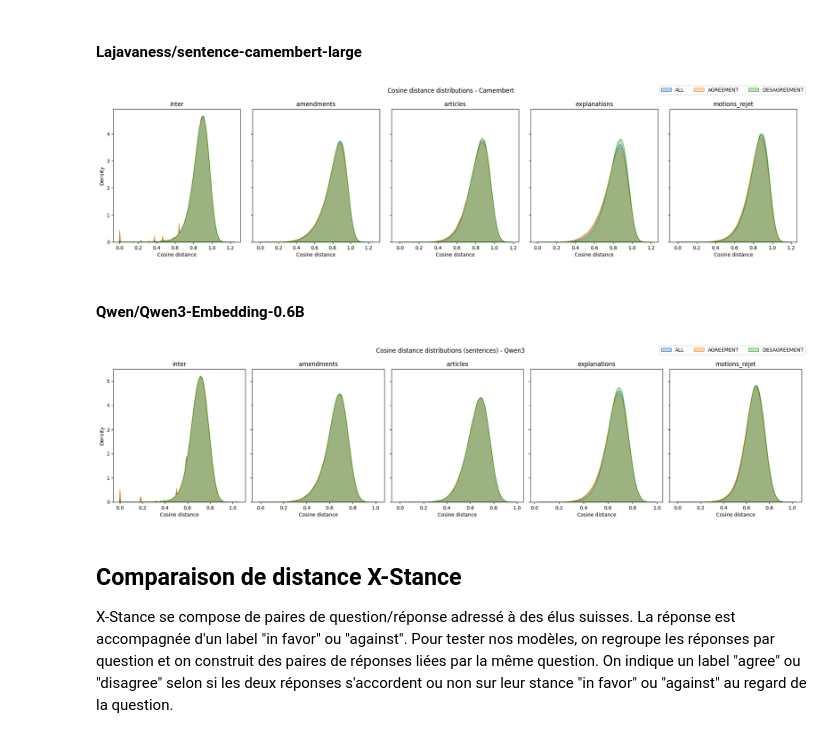
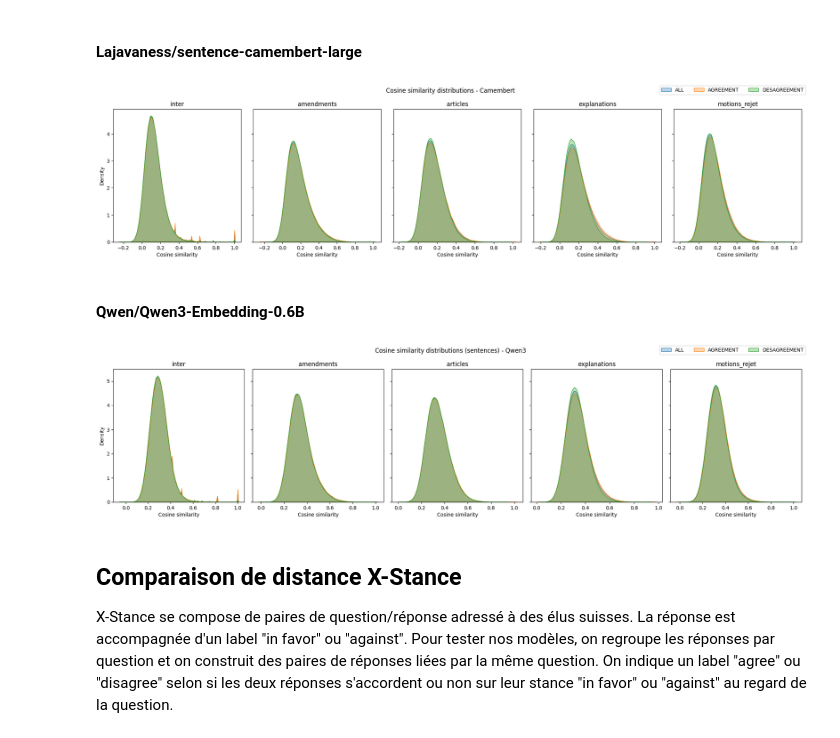
Before and after one commit to medialab/parlement_nlp, a Jupyter notebook: analyse/exploration.ipynb, the cells around one changed output. Saved outputs shown, nothing was run; the diff lists cells and outputs as text; code cells hidden in the pictures.

```diff
--- a/analyse/exploration.ipynb
+++ b/analyse/exploration.ipynb
@@ -333,3 +344,5 @@ plt.show()
 # %% [markdown]
 #### Qwen/Qwen3-Embedding-0.6B
+# %%
+stats_qwen3 = compute_stats("embed_qwen3")
 # %%
@@ -362,3 +374,5 @@ plt.show()
 # %% [markdown]
 #### vahidthegreat/StanceAware-SBERT
+# %%
+stats_stanceaware = compute_stats("embed_stanceaware")
 # %%
@@ -396,28 +409,28 @@ def compute_stats_sentences(dir = "embed"):
         "inter": {
             "ALL": np.array([]),
             "AGREEMENT": np.array([]),
-            "DESAGREEMENT": np.array([]),
+            "DISAGREEMENT": np.array([]),
         },
         "intra": {
             "amendments": {
                 "ALL": np.array([]),
                 "AGREEMENT": np.array([]),
-                "DESAGREEMENT": np.array([]),
+                "DISAGREEMENT": np.array([]),
             },
             "articles": {
                 "ALL": np.array([]),
                 "AGREEMENT": np.array([]),
-                "DESAGREEMENT": np.array([]),
+                "DISAGREEMENT": np.array([]),
             },
             "explanations": {
                 "ALL": np.array([]),
                 "AGREEMENT": np.array([]),
-                "DESAGREEMENT": np.array([]),
+                "DISAGREEMENT": np.array([]),
             },
             "motions_rejet": {
                 "ALL": np.array([]),
                 "AGREEMENT": np.array([]),
-                "DESAGREEMENT": np.array([]),
+                "DISAGREEMENT": np.array([]),
             },
         }
     }
@@ -442,7 +455,7 @@ def compute_stats_sentences(dir = "embed"):
             pour = group[group["vote"] == "POUR"][["embedding_sentence", "speech_id"]]
             contre = group[group["vote"] == "CONTRE"][["embedding_sentence", "speech_id"]]
 
-            subsets = (("AGREEMENT", pour, pour), ("AGREEMENT", contre, contre), ("DESAGREEMENT", pour, contre))
+            subsets = (("AGREEMENT", pour, pour), ("AGREEMENT", contre, contre), ("DISAGREEMENT", pour, contre))
 
             for label, df1, df2 in subsets:
 
@@ -454,7 +467,7 @@ def compute_stats_sentences(dir = "embed"):
                 ids1 = df1["speech_id"].tolist()
                 ids2 = df2["speech_id"].tolist()
 
-                cosine = cosine_distances(vec1, vec2)
+                cosine = cosine_similarity(vec1, vec2)
 
                 if label == "AGREEMENT":
                     rows, cols = np.triu_indices(cosine.shape[0], k=1)
@@ -472,9 +485,9 @@ def compute_stats_sentences(dir = "embed"):
     pour = intervs_inter[intervs_inter["vote"] == "POUR"]["embedding_sentence"].tolist()
     contre = intervs_inter[intervs_inter["vote"] == "CONTRE"]["embedding_sentence"].tolist()
 
-    subsets = (("AGREEMENT", pour, pour), ("AGREEMENT", contre, contre), ("DESAGREEMENT", pour, contre))
+    subsets = (("AGREEMENT", pour, pour), ("AGREEMENT", contre, contre), ("DISAGREEMENT", pour, contre))
     for label, vec1, vec2 in subsets:
-        cosine = cosine_distances(vec1, vec2)
+        cosine = cosine_similarity(vec1, vec2)
 
         if label == "AGREEMENT":
             rows, cols = np.triu_indices(cosine.shape[0], k=1)
@@ -490,7 +503,7 @@ def compute_stats_sentences(dir = "embed"):
 stats = compute_stats_sentences("embed_sentences_camembert")
 
 groups = ["inter", "amendments", "articles", "explanations", "motions_rejet"]
-labels = ["ALL", "AGREEMENT", "DESAGREEMENT"]
+labels = ["ALL", "AGREEMENT", "DISAGREEMENT"]
 
 fig, axes = plt.subplots(1, 5, figsize=(20, 5), sharey=True)
 
@@ -503,45 +516,45 @@ for ax, grp in zip(axes, groups):
             sns.kdeplot(vals, ax=ax, label=lbl, fill=True, alpha=0.3)
 
     ax.set_title(grp)
-    ax.set_xlabel("Cosine distance")
+    ax.set_xlabel("Cosine similarity")
     ax.set_ylabel("Density")
 
 handles, legend_labels = axes[0].get_legend_handles_labels()
 fig.legend(handles, legend_labels, loc="upper right", ncol=3)
-plt.suptitle("Cosine distance distributions - Camembert")
+plt.suptitle("Cosine similarity distributions - Camembert")
 plt.tight_layout(rect=[0, 0, 1, 1])
 plt.show()
 # %% [output]
-[figure, old version]
+[figure, new version]
 # %% [markdown]
 #### Qwen/Qwen3-Embedding-0.6B
 # %%
 stats = compute_stats_sentences("embed_sentences_qwen3")
 
 groups = ["inter", "amendments", "articles", "explanations", "motions_rejet"]
-labels = ["ALL", "AGREEMENT", "DESAGREEMENT"]
+labels = ["ALL", "AGREEMENT", "DISAGREEMENT"]
 
 fig, axes = plt.subplots(1, 5, figsize=(20, 5), sharey=True)
 
 for ax, grp in zip(axes, groups):
     data = stats["inter"] if grp == "inter" else stats["intra"][grp]
 
     for lbl in labels:
         vals = data.get(lbl, np.array([]))
         if vals.size:
             sns.kdeplot(vals, ax=ax, label=lbl, fill=True, alpha=0.3)
 
     ax.set_title(grp)
-    ax.set_xlabel("Cosine distance")
+    ax.set_xlabel("Cosine similarity")
     ax.set_ylabel("Density")
 
 handles, legend_labels = axes[0].get_legend_handles_labels()
 fig.legend(handles, legend_labels, loc="upper right", ncol=3)
-plt.suptitle("Cosine distance distributions (sentences) - Qwen3")
+plt.suptitle("Cosine similarity distributions (sentences) - Qwen3")
 plt.tight_layout(rect=[0, 0, 1, 1])
 plt.show()
 # %% [output]
-[figure, old version]
+[figure, new version]
 # %% [markdown]
 ## Comparaison de distance X-Stance
 
```
Also changed, not shown: parts of 16 cells of this notebook, 3 other files.
